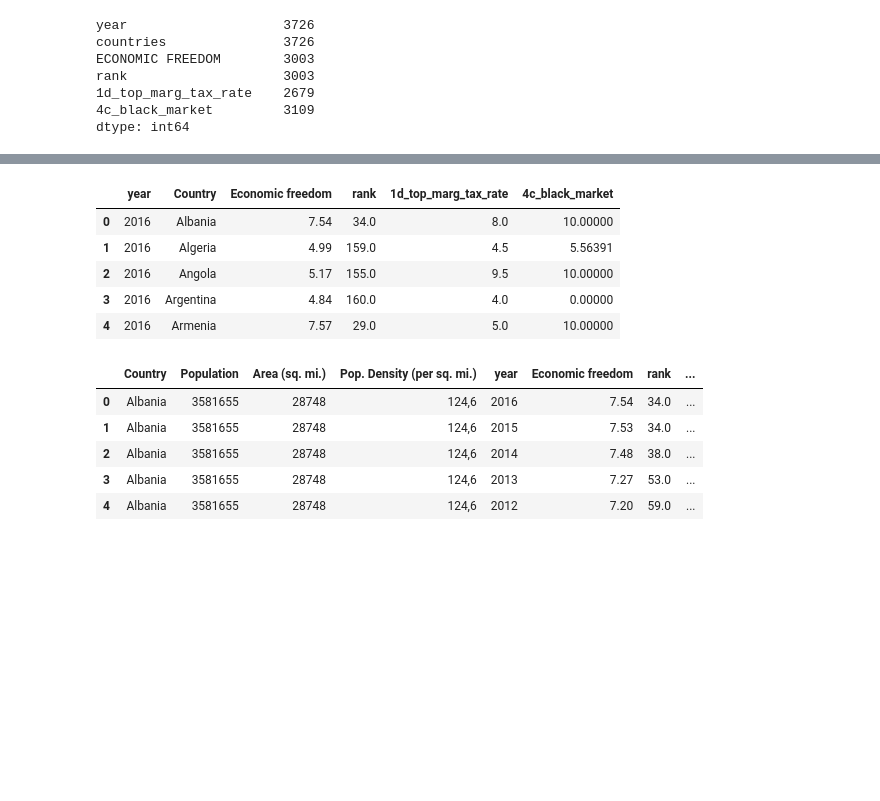
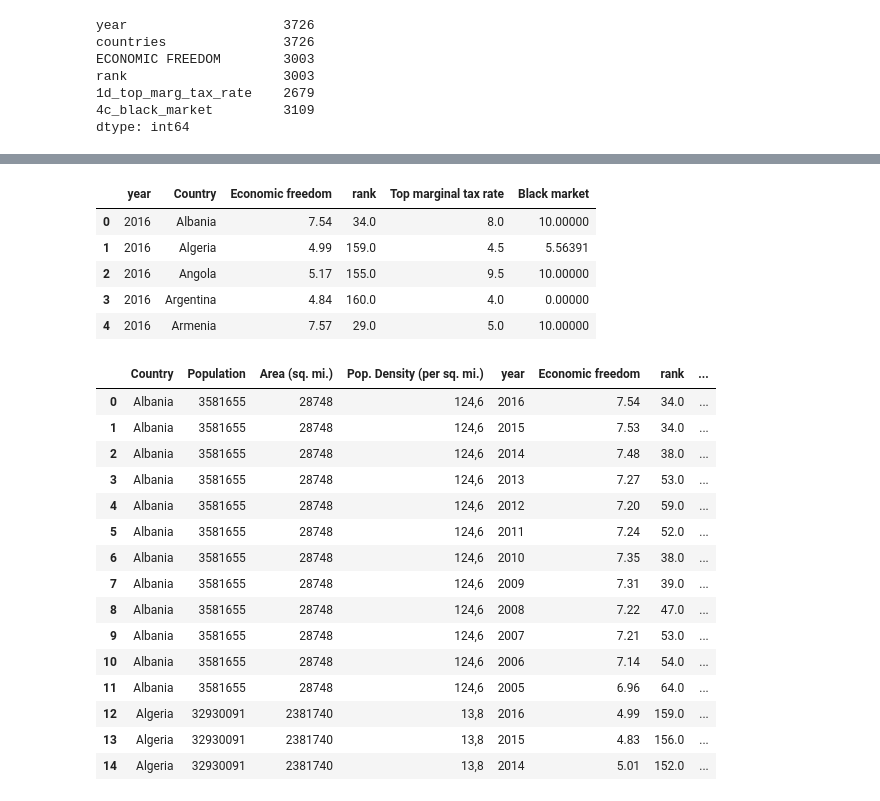
Before and after one commit to VioletData/ETL-EconomicFreedom, a Jupyter notebook: Notebook/ETL-Extract.ipynb, the cells around one changed output, grey strips where cells are left out. Cells and saved outputs as stored; diff of their text form; code cells hidden in the pictures; blank space fills up the shorter version.

```diff
--- a/Notebook/ETL-Extract.ipynb
+++ b/Notebook/ETL-Extract.ipynb
@@ -70,7 +70,7 @@ rank                    3003
 4c_black_market         3109
 dtype: int64
 # %%
-ecodf.rename(columns={'countries':'Country','ECONOMIC FREEDOM':'Economic freedom'},
+ecodf.rename(columns={'countries':'Country','ECONOMIC FREEDOM':'Economic freedom', '1d_top_marg_tax_rate':'Top marginal tax rate', '4c_black_market': 'Black market'},
                  inplace=True)
 # %%
 ecodf_copy = ecodf.copy()
@@ -87,7 +87,7 @@ rank                    3003
 dtype: int64
 # %%
 # Drop all rows with missing information
-ecodf_copy = ecodf_copy.dropna(subset=['year', 'Country', 'Economic freedom', 'rank', '1d_top_marg_tax_rate'])
+ecodf_copy = ecodf_copy.dropna(subset=['year', 'Country', 'Economic freedom', 'rank','Top marginal tax rate'])
 # %%
 ecodf_copy.count()
 # %% [output]
@@ -101,7 +101,7 @@ dtype: int64
 # %%
 ecodf_copy.head()
 # %% [output]
-|  | year | Country | Economic freedom | rank | 1d_top_marg_tax_rate | 4c_black_market |
+|  | year | Country | Economic freedom | rank | Top marginal tax rate | Black market |
 | 0 | 2016 | Albania | 7.54 | 34.0 | 8.0 | 10.00000 |
 | 1 | 2016 | Algeria | 4.99 | 159.0 | 4.5 | 5.56391 |
 | 2 | 2016 | Angola | 5.17 | 155.0 | 9.5 | 10.00000 |
@@ -110,11 +110,21 @@ ecodf_copy.head()
 # %%
 df_merge = pd.merge(countrydf, ecodf_copy, on='Country')
 # %%
-df_merge.head(5)
+df_merge.head(15)
 # %% [output]
 |  | Country | Population | Area (sq. mi.) | Pop. Density (per sq. mi.) | year | Economic freedom | rank | ... |
 | 0 | Albania | 3581655 | 28748 | 124,6 | 2016 | 7.54 | 34.0 | ... |
 | 1 | Albania | 3581655 | 28748 | 124,6 | 2015 | 7.53 | 34.0 | ... |
 | 2 | Albania | 3581655 | 28748 | 124,6 | 2014 | 7.48 | 38.0 | ... |
 | 3 | Albania | 3581655 | 28748 | 124,6 | 2013 | 7.27 | 53.0 | ... |
 | 4 | Albania | 3581655 | 28748 | 124,6 | 2012 | 7.20 | 59.0 | ... |
+| 5 | Albania | 3581655 | 28748 | 124,6 | 2011 | 7.24 | 52.0 | ... |
+| 6 | Albania | 3581655 | 28748 | 124,6 | 2010 | 7.35 | 38.0 | ... |
+| 7 | Albania | 3581655 | 28748 | 124,6 | 2009 | 7.31 | 39.0 | ... |
+| 8 | Albania | 3581655 | 28748 | 124,6 | 2008 | 7.22 | 47.0 | ... |
+| 9 | Albania | 3581655 | 28748 | 124,6 | 2007 | 7.21 | 53.0 | ... |
+| 10 | Albania | 3581655 | 28748 | 124,6 | 2006 | 7.14 | 54.0 | ... |
+| 11 | Albania | 3581655 | 28748 | 124,6 | 2005 | 6.96 | 64.0 | ... |
+| 12 | Algeria | 32930091 | 2381740 | 13,8 | 2016 | 4.99 | 159.0 | ... |
+| 13 | Algeria | 32930091 | 2381740 | 13,8 | 2015 | 4.83 | 156.0 | ... |
+| 14 | Algeria | 32930091 | 2381740 | 13,8 | 2014 | 5.01 | 152.0 | ... |
```
Also changed, not shown: parts of 3 cells of this notebook.
